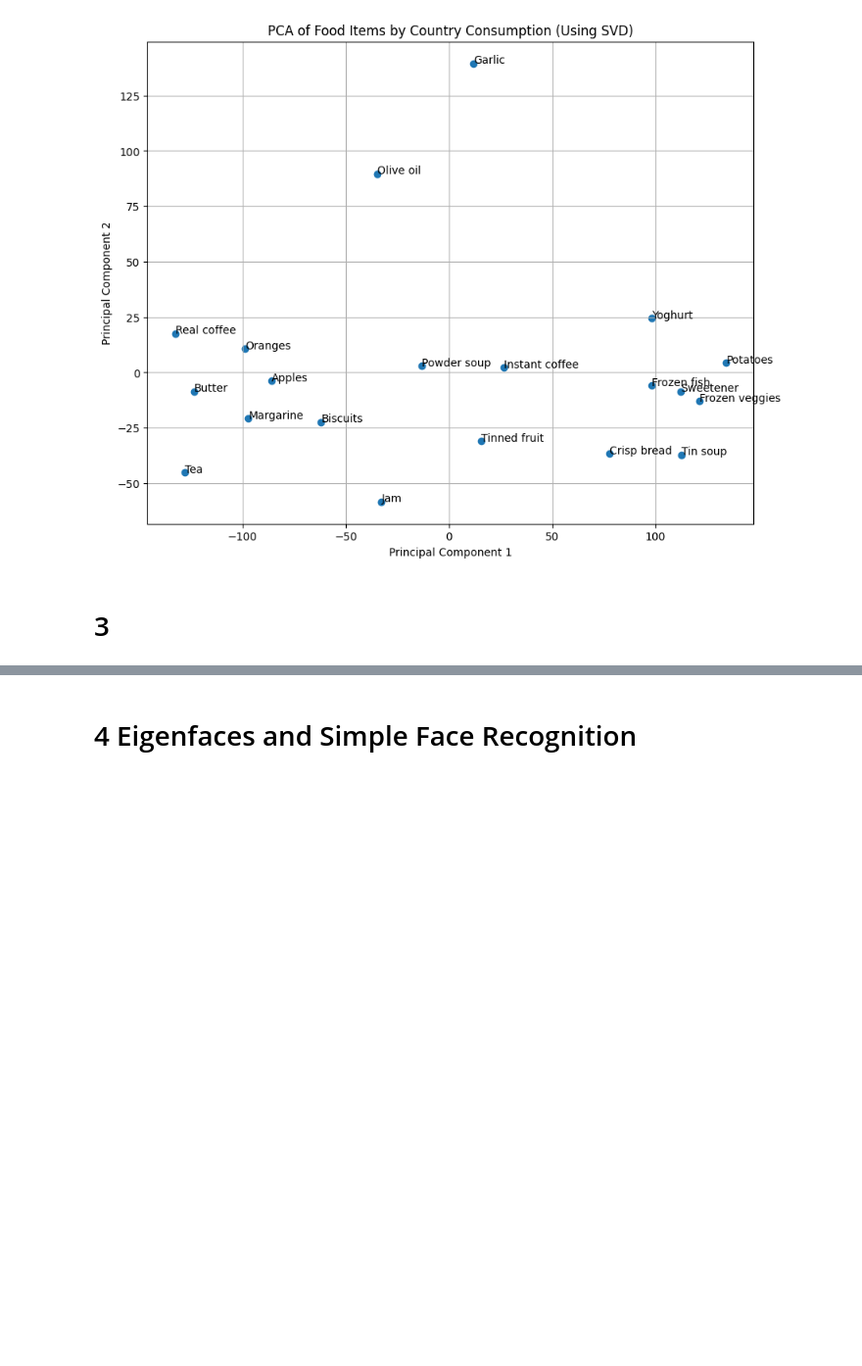
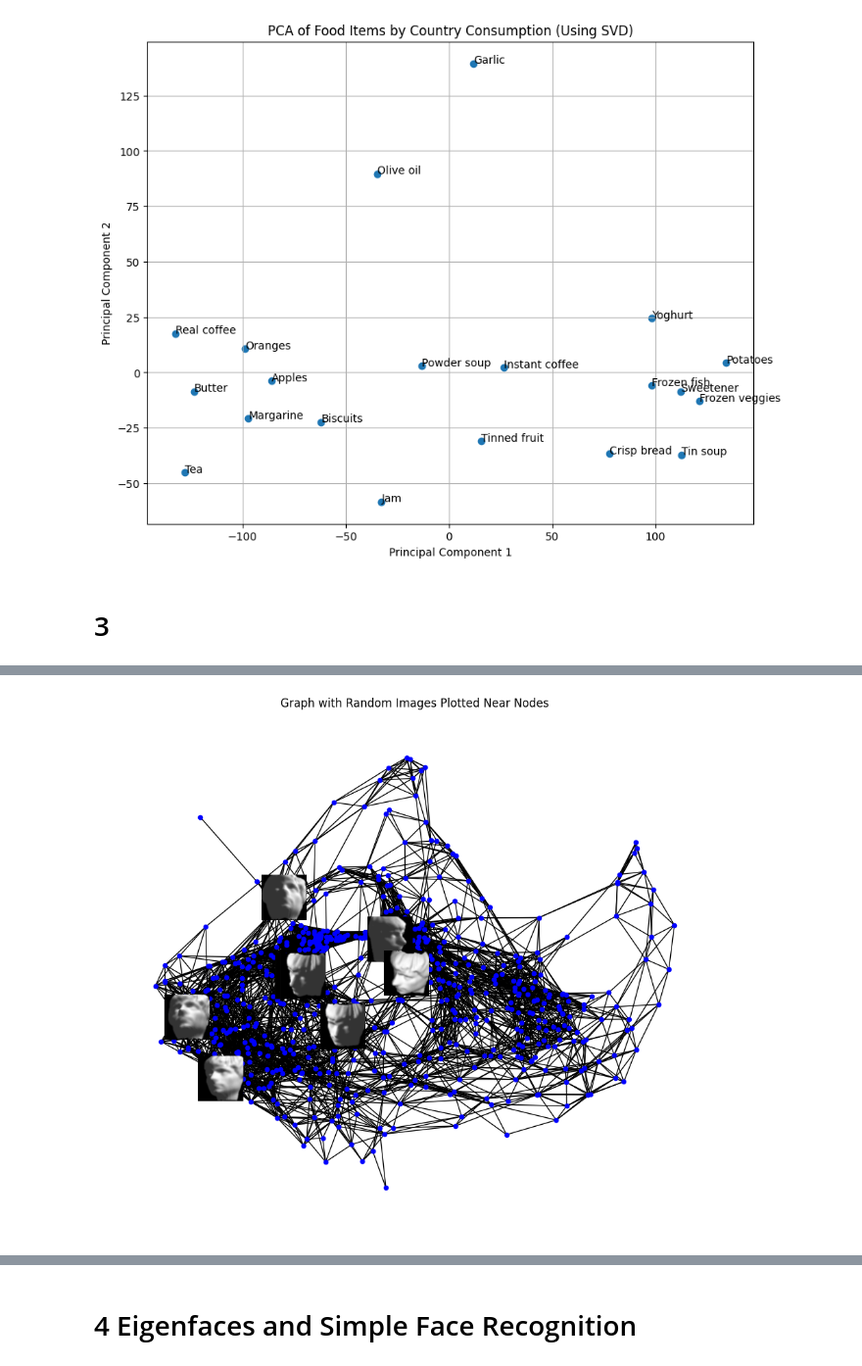
Before and after one commit to Mohammedks713/CDA, a Jupyter notebook: HW2_ISYE_6740/msiddiqui60_HW2.ipynb, the cells around one changed output, grey strips where cells are left out. Shown at 98% size. Cells and saved outputs as stored; diff of their text form; code cells hidden in the pictures; blank space fills up the shorter version.

```diff
--- a/HW2_ISYE_6740/msiddiqui60_HW2.ipynb
+++ b/HW2_ISYE_6740/msiddiqui60_HW2.ipynb
@@ -154,0 +246,21 @@ plt.show()
+# %%
+# create the adjacency matrix, search for minimum epsilon for 1 connected component
+
+def adj_matrix(dist_matrix, epsilon):
+    adj_mat = np.where(dist_matrix < epsilon, dist_matrix, 0)
+
+    return adj_mat
+
+def epsilon_search(epsilon_list, dist_matrix):
+
+    for epsilon in epsilon_list:
+        adj_mat = adj_matrix(dist_matrix, epsilon)
+
+        num_components, labels = connected_components(adj_mat)
+
+        if num_components == 1:
+            print(f"Graph becomes fully connected at epsilon = {epsilon}")
+            return epsilon, adj_mat
+
+    print("No fully connected graph found in the given epsilon range.")
+    return None
@@ -154,0 +278,9 @@ plt.show()
+# %%
+# for images in the graph
+
+def reshape_images(data):
+    num_images = data.shape[0]  # 698 images
+    reshaped_images = data.reshape(num_images, 64, 64, order = 'F')  # Reshape each row into 64x64 image
+    return reshaped_images
+
+reshaped_images = reshape_images(data)
@@ -154,0 +360,5 @@ plt.show()
+# %%
+# visualize graph
+visualize_graph(min_adj_mat, data, reshaped_images, dist_matrix, num_images=8, min_dist = 10)
+# %% [output]
+[figure, added]
```
Also changed, not shown: parts of 33 cells of this notebook, 10 other files.
